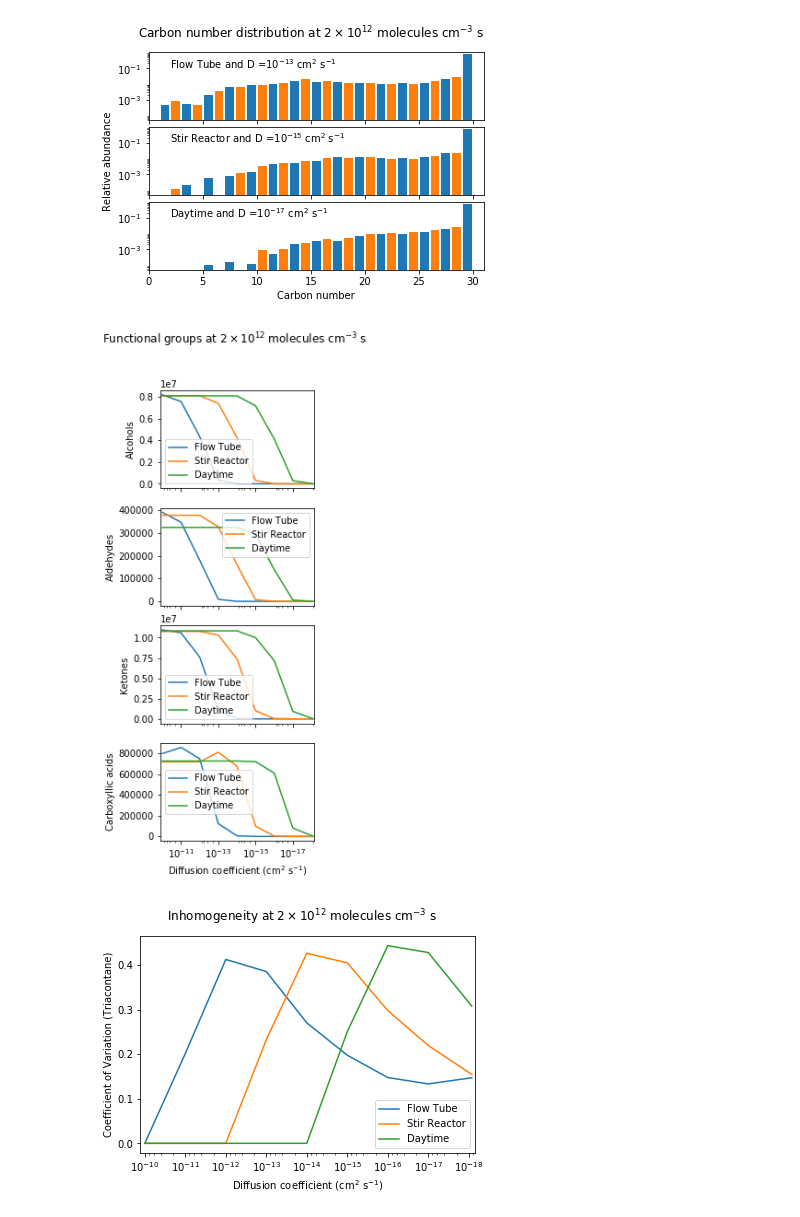
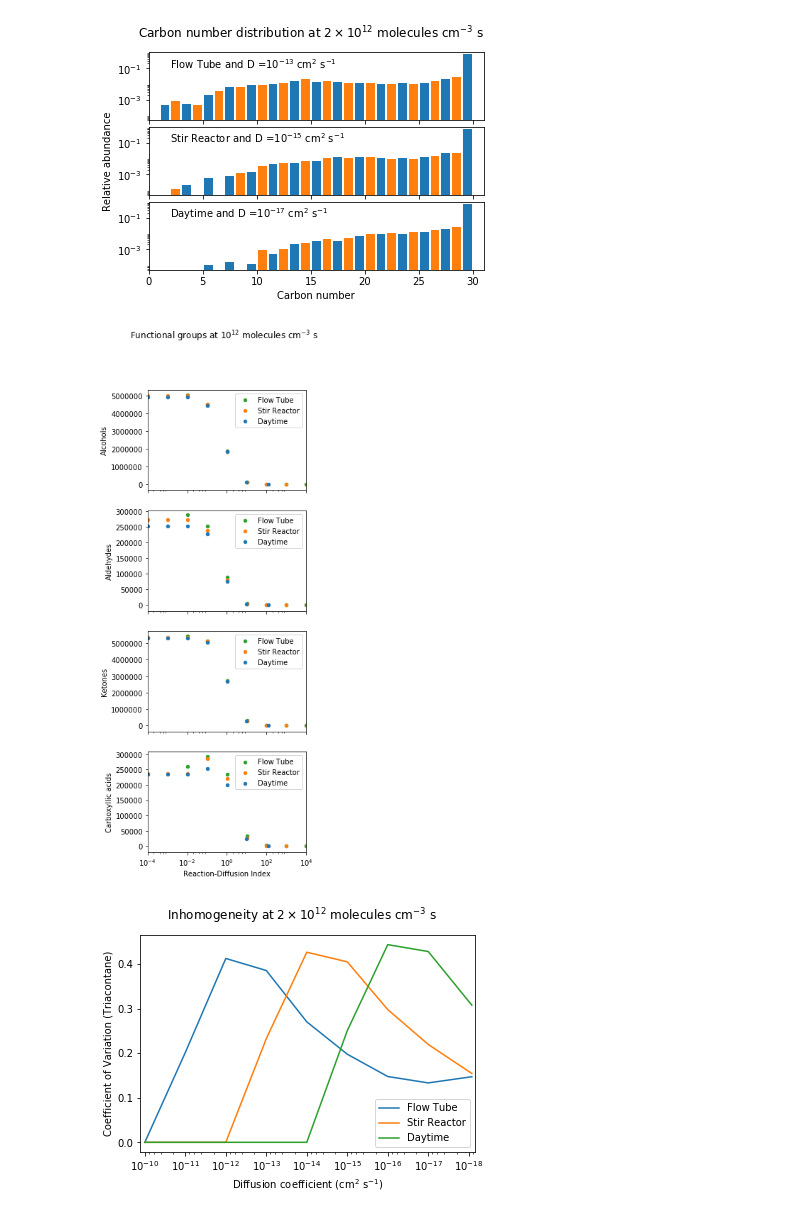
Before and after one commit to aawiegel/StackSimAnalysis, a Jupyter notebook: python/DiffusionSeries.ipynb, the cells around one changed output. Saved outputs shown, nothing was run; the diff lists cells and outputs as text; code cells hidden in the pictures.

Commit message:
revised functional group plot

```diff
--- a/python/DiffusionSeries.ipynb
+++ b/python/DiffusionSeries.ipynb
@@ -534,8 +534,8 @@ for cond in cond_comp:
     # Get carbon number abundance for odd carbon numbers
     C_no_abundance_odd = np.array([data["nC"+str(no)].iloc[index] for no in C_no_odd])/norm
 
-    axes[i].bar(C_no_even-0.5, C_no_abundance_even, log=True, color='C0')
-    axes[i].bar(C_no_odd-0.5, C_no_abundance_odd, log=True, color='C1')
+    axes[i].bar(C_no_even, C_no_abundance_even, log=True, color='C0')
+    axes[i].bar(C_no_odd, C_no_abundance_odd, log=True, color='C1')
     label = cond_string_conv[cond.split("_")[0]]+ r" and D =" + \
                 D_string_format[cond.split("_")[1]] + r" cm$^2$ s$^{-1}$"
     axes[i].text(2, 1E-1, label)
@@ -553,13 +553,13 @@ diff_string = r'Diffusion coefficient (cm$^{2}$ s$^{-1}$)'
 
 func_data = dict()
 
-fig, ax = plt.subplots(4, 1, sharex=True, figsize=(3, 9))
+fig, ax = plt.subplots(4, 1, sharex=True, figsize=(4, 12))
 
-fig.suptitle(r"Functional groups at $2 \times 10^{12}$ molecules cm$^{-3}$ s")
+fig.suptitle(r"Functional groups at $10^{12}$ molecules cm$^{-3}$ s")
 
 func_group = ["Alcohols", "Aldehydes", "Ketones", "Carboxyllic acids"]
 
-time = 2E12
+time = 1E12
 
 for cond in condition:
     coef = np.array([])
@@ -574,39 +574,41 @@ for cond in condition:
 
 
         # Find index of time array closest to time
         index = (np.abs(df2["OH exposure"] - time).argmin())
 
         func_data[cond] = func_data[cond].append(df2.loc[index, func_group])
 
 
     # Put diffusion coefficient in data frame
     func_data[cond][diff_string] = coef
+    func_data[cond]['Damkueler'] = calc_Damkueler(func_data[cond][diff_string],
+                                                    cond_OH_conv[cond])
 
     # Plot data
     i = 0
 
     for func in func_group:
-        fplot = func_data[cond].plot(x = diff_string, y = func,
-                          ax = ax[i], logx=True, xlim=(1.3E-10, 7E-19),
-                          kind = 'line')
+        fplot = func_data[cond].plot(x = 'Damkueler', y = func,
+                          ax = ax[i], logx=True, xlim=(1E-4, 1E4),
+                          kind = 'scatter', color = cond_color[cond])
         fplot.set_label(cond)
         ax[i].set_ylabel(func)
 
         i += 1
 
 for i in range(0, 4, 1):
     ax[i].legend(cond_string_conv.values())
 
-ax[0].set_xlim([1.3E-10, 7E-19])
+#ax[0].set_xlim([1.3E-10, 7E-19])
 #ax.set_ylim([0, 0.52])
-ax[-1].set_xlabel(diff_string)
+ax[-1].set_xlabel("Reaction-Diffusion Index")
 
 
 plt.show()
 fig.savefig(os.path.join(subdir, 'funcgroup.png'),
             fmt='png', dpi=300, bbox_inches='tight')
 # %% [output]
-[figure, old version]
+[figure, new version]
 # %%
 # Inhomogeneity of mixture as a function of OH and Diffusion coefficient
 # Plots Coefficient of Variation based on Triacontane decay and O/C ratio for each condition
```
Also changed, not shown: parts of 1 cell of this notebook.
